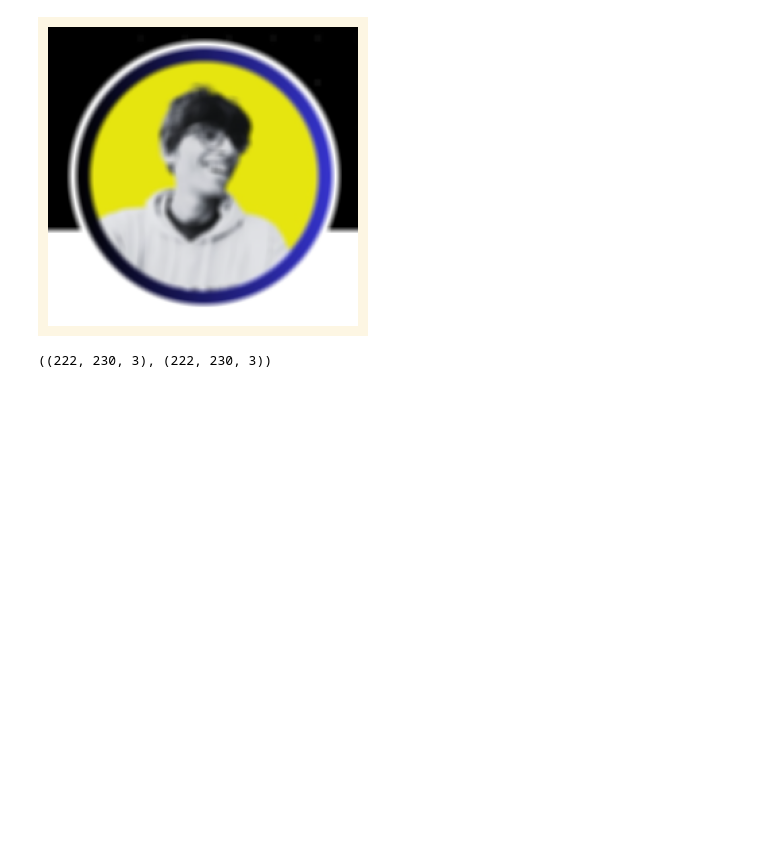
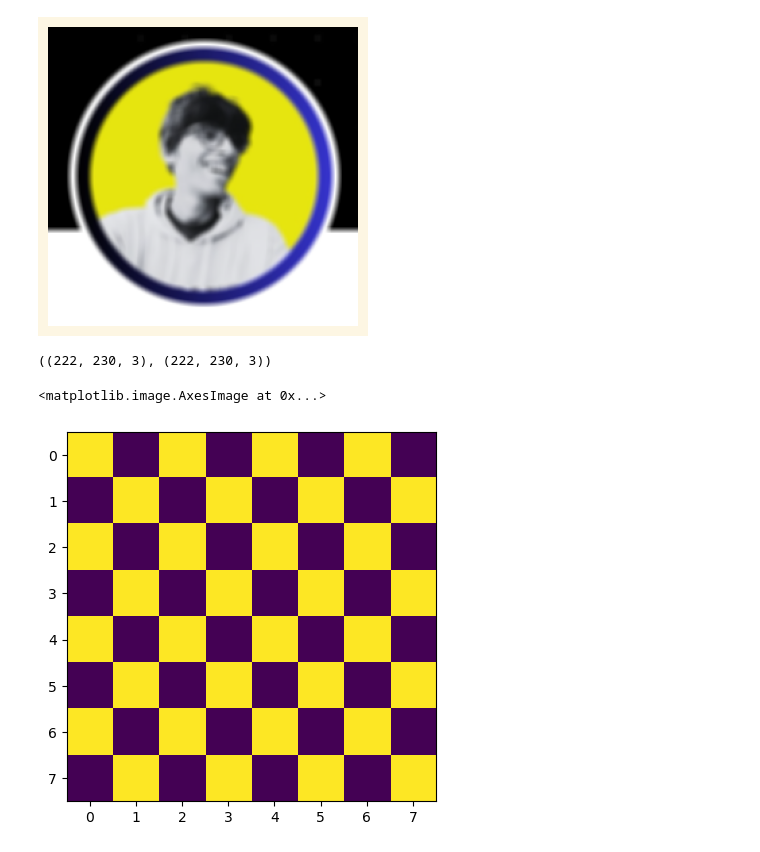
Before and after one commit to Sameershrinath/5th_sem, a Jupyter notebook: PYTHON/Image_processing/OpenCV.ipynb, the cells around one changed output. Saved outputs shown, nothing was run; the diff lists cells and outputs as text; code cells hidden in the pictures; blank space fills up the shorter version.

```diff
--- a/PYTHON/Image_processing/OpenCV.ipynb
+++ b/PYTHON/Image_processing/OpenCV.ipynb
@@ -217,0 +221,12 @@ cv2_image_RGB.shape,blurred_img.shape
+# %%
+arr=np.zeros((8,8),dtype=int)
+# %%
+for i in range(len(arr)):
+    for j in range(len(arr)):
+        if (i+j)%2==0:
+            arr[i][j]=1
+# %%
+plt.imshow(arr)
+# %% [output]
+<matplotlib.image.AxesImage at 0x...>
+[figure, added]
```
Also changed, not shown: parts of 2 cells of this notebook, 1 other file.
